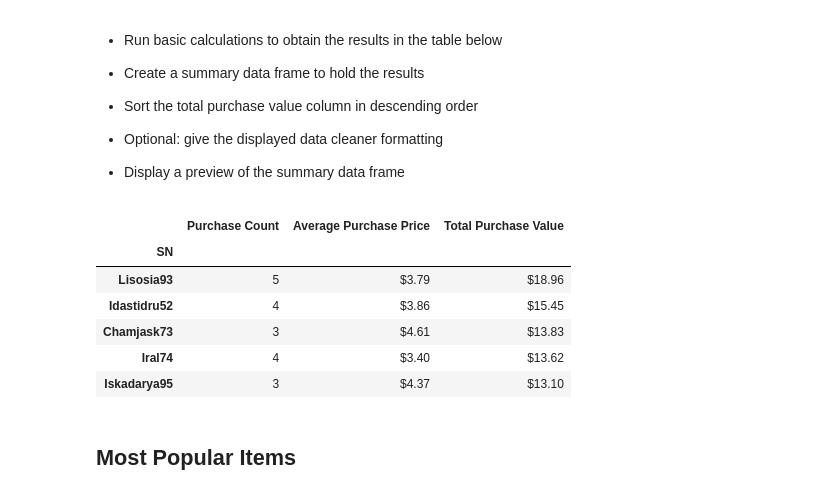
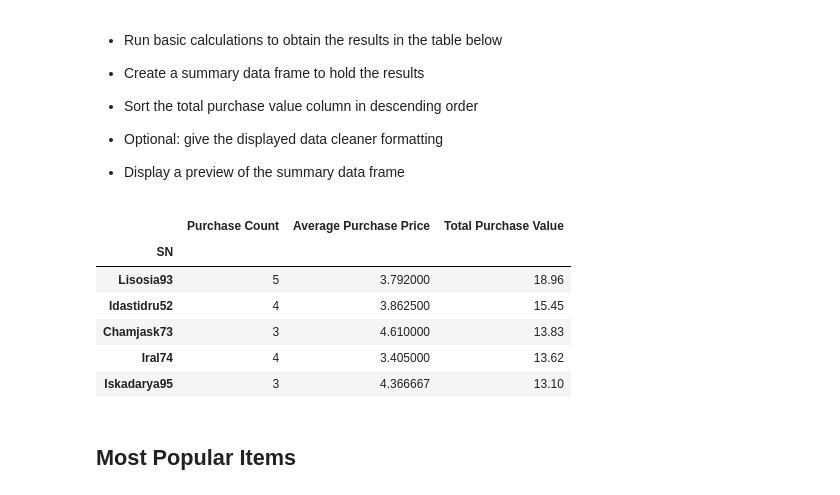
Before and after one commit to short4/UCIHomework-LCanfield, a Jupyter notebook: pandas_challenge/HeroesOfPymoli/HeroesOfPymoli_starter.ipynb, the cells around one changed output. Cells and saved outputs as stored; diff of their text form; code cells hidden in the pictures.

```diff
--- a/pandas_challenge/HeroesOfPymoli/HeroesOfPymoli_starter.ipynb
+++ b/pandas_challenge/HeroesOfPymoli/HeroesOfPymoli_starter.ipynb
@@ -236,18 +238,21 @@ avg_purchase_price = total_purchases/ age_total
 
 * Display a preview of the summary data frame
 # %%
-top_spender_groupby = purchase_data.groupby("SN")
+top_spender_groupby = purchase_data_df.groupby("SN")
 purchase_count = top_spender_groupby["Purchase ID"].count()
 spender_total_purchase = top_spender_groupby["Price"].sum()
 average_purchase_price = top_spender_groupby["Price"].mean()
+top_spender_summary_df = pd.DataFrame({"Purchase Count": purchase_count, "Average Purchase Price": average_purchase_price, "Total Purchase Value": spender_total_purchase})
+top_spender_sort_df = top_spender_summary_df.sort_values(["Total Purchase Value"], ascending=False)
+top_spender_sort_df.head()
 # %% [output]
 |  | Purchase Count | Average Purchase Price | Total Purchase Value |
 | SN |  |  |  |
-| Lisosia93 | 5 | $3.79 | $18.96 |
-| Idastidru52 | 4 | $3.86 | $15.45 |
-| Chamjask73 | 3 | $4.61 | $13.83 |
-| Iral74 | 4 | $3.40 | $13.62 |
-| Iskadarya95 | 3 | $4.37 | $13.10 |
+| Lisosia93 | 5 | 3.792000 | 18.96 |
+| Idastidru52 | 4 | 3.862500 | 15.45 |
+| Chamjask73 | 3 | 4.610000 | 13.83 |
+| Iral74 | 4 | 3.405000 | 13.62 |
+| Iskadarya95 | 3 | 4.366667 | 13.10 |
 # %% [markdown]
 ## Most Popular Items
 # %% [markdown]
```
Also changed, not shown: parts of 4 cells of this notebook, 1 other file.
